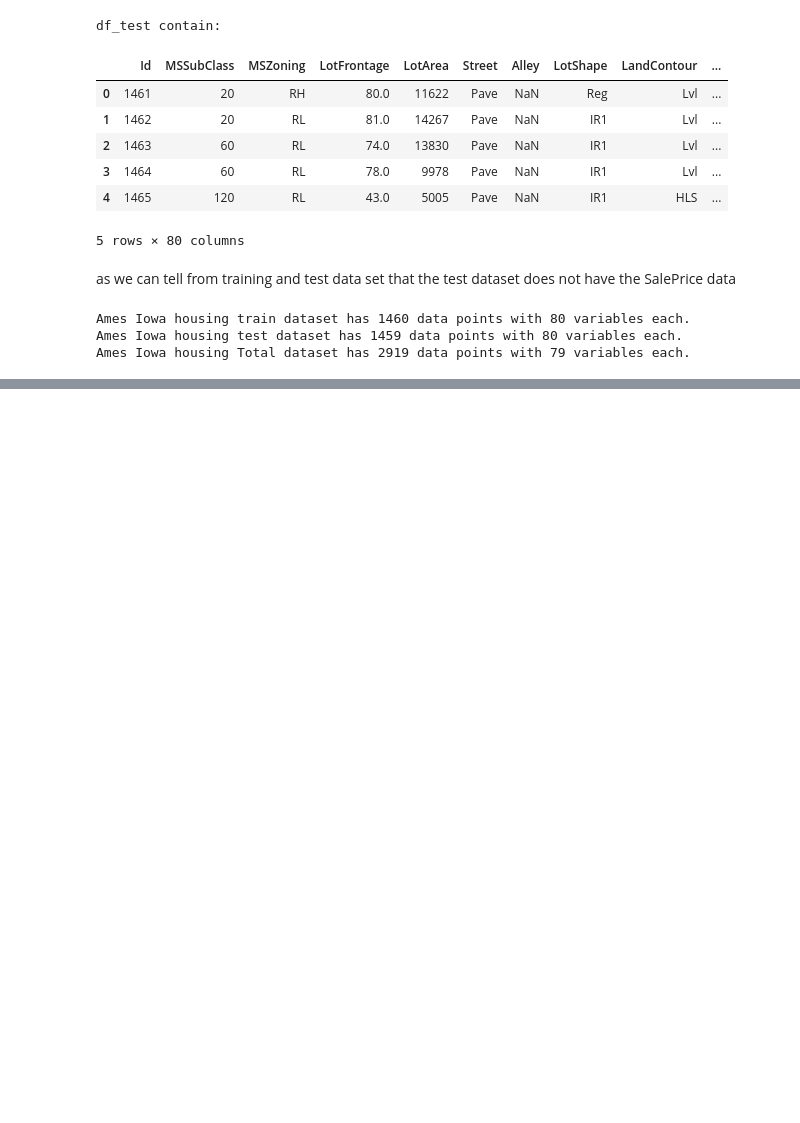
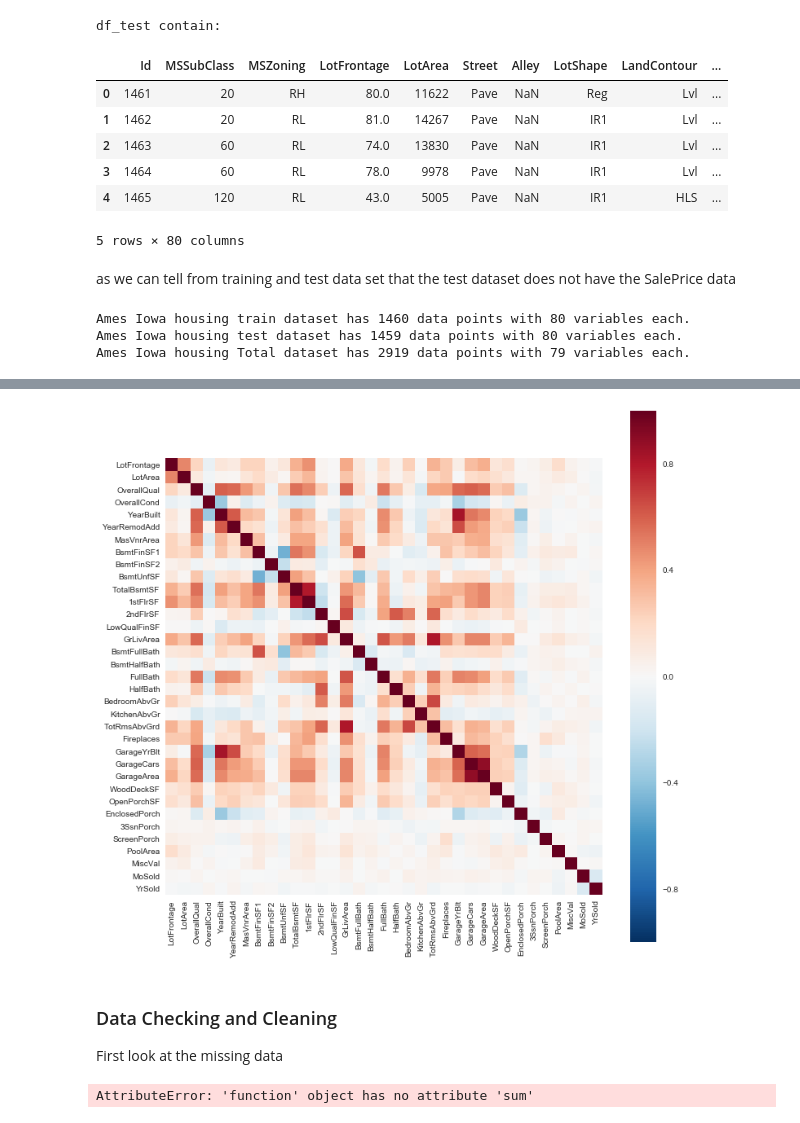
Before and after one commit to xyapple/Kaggle_PracticeProjects, a Jupyter notebook: Ames_Iowa_Housing_Dataset_Visulization.ipynb, the cells around one changed output, grey strips where cells are left out. Saved outputs shown, nothing was run; the diff lists cells and outputs as text; code cells hidden in the pictures; blank space fills up the shorter version.

```diff
--- a/Ames_Iowa_Housing_Dataset_Visulization.ipynb
+++ b/Ames_Iowa_Housing_Dataset_Visulization.ipynb
@@ -78,0 +99,21 @@ Ames Iowa housing Total dataset has 2919 data points with 79 variables each.
+# %%
+#heatmap to explaint the correlation coefficient
+corr = data.select_dtypes(include = ['float64', 'int64']).iloc[:, 1:].corr()
+plt.figure(figsize=(12, 12))
+sns.heatmap(corr, vmax=1, square=True);
+# %% [output]
+[figure, added]
+# %% [markdown]
+### Data Checking and Cleaning
+First look at the missing data
+# %%
+# See where are the NaN's
+def missing_data():
+    return data.columns[data.isnull().any()].tolist()
+
+column_missing_data = data[missing_data()].isnull.sum()
+column_missing_data.sort(axis=0, ascending=False, kind='quicksort', na_position='last', inplace= True)
+print(column_missing_data)
+print('Total of missing data: ', data.isnull().values.sum())
+# %% [output]
+AttributeError: 'function' object has no attribute 'sum'
```
Also changed, not shown: parts of 5 cells of this notebook.
